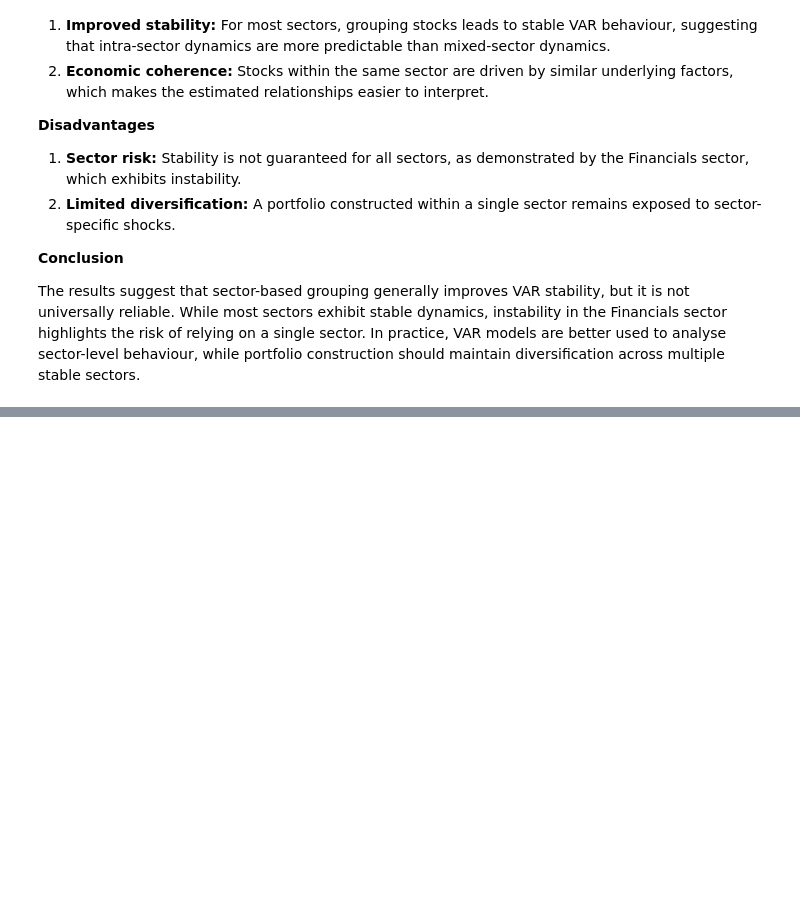
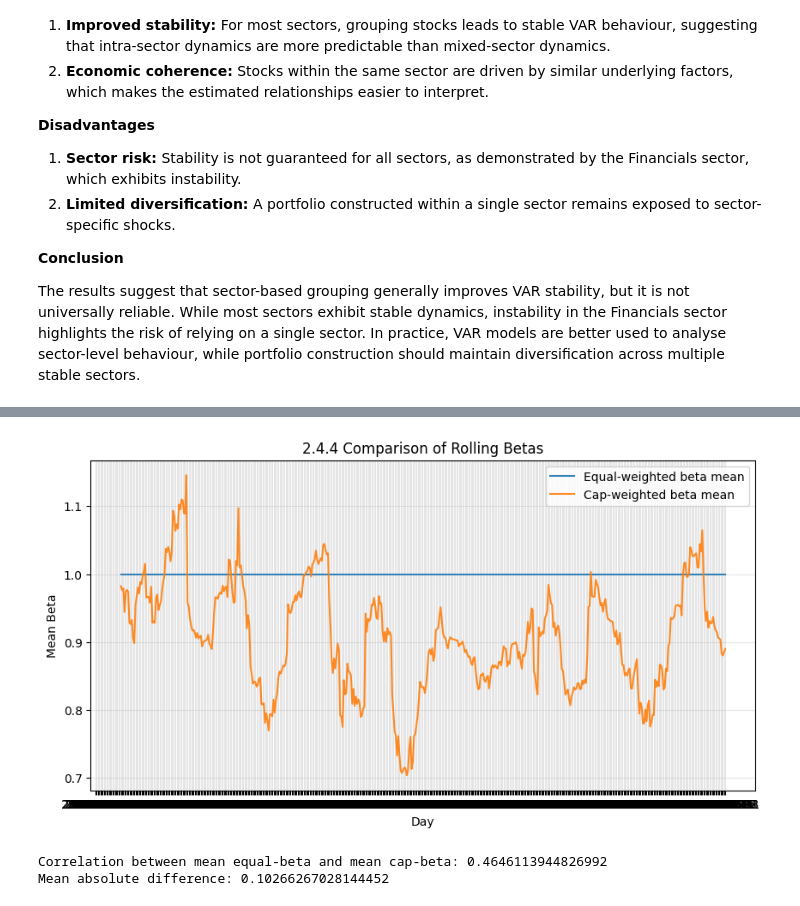
Before and after one commit to SamuelKhoo2003/Machine-Intelligence-For-Finance, a Jupyter notebook: mif_cw.ipynb, the cells around one changed output, grey strips where cells are left out. Cells and saved outputs as stored; diff of their text form; code cells hidden in the pictures; blank space fills up the shorter version.

```diff
--- a/mif_cw.ipynb
+++ b/mif_cw.ipynb
@@ -539,0 +638,25 @@ The results suggest that sector-based grouping generally improves VAR stability,
+# %%
+# 2.4.4 Rolling beta using cap-weighted market return; compare with equal-weighted beta
+beta_cap = returns.rolling(window).cov(Rm_cap, pairwise=False).div(Rm_cap.rolling(window).var(), axis=0)
+
+cmp = pd.DataFrame({
+    "equal_beta_mean_t": beta_equal.mean(axis=1),
+    "cap_beta_mean_t": beta_cap.mean(axis=1)
+})
+
+plt.figure(figsize=(10,5))
+plt.plot(cmp["equal_beta_mean_t"], label="Equal-weighted beta mean", alpha=0.9)
+plt.plot(cmp["cap_beta_mean_t"], label="Cap-weighted beta mean", alpha=0.9)
+plt.title("2.4.4 Comparison of Rolling Betas")
+plt.xlabel("Day")
+plt.ylabel("Mean Beta")
+plt.legend()
+plt.grid(True, alpha=0.3)
+plt.show()
+
+print("Correlation between mean equal-beta and mean cap-beta:", cmp.corr().iloc[0, 1])
+print("Mean absolute difference:", (cmp["equal_beta_mean_t"] - cmp["cap_beta_mean_t"]).abs().mean())
+# %% [output]
+[figure, added]
+Correlation between mean equal-beta and mean cap-beta: 0.4646113944826992
+Mean absolute difference: 0.10266267028144452
```
Also changed, not shown: parts of 24 cells of this notebook, 1 other file.
